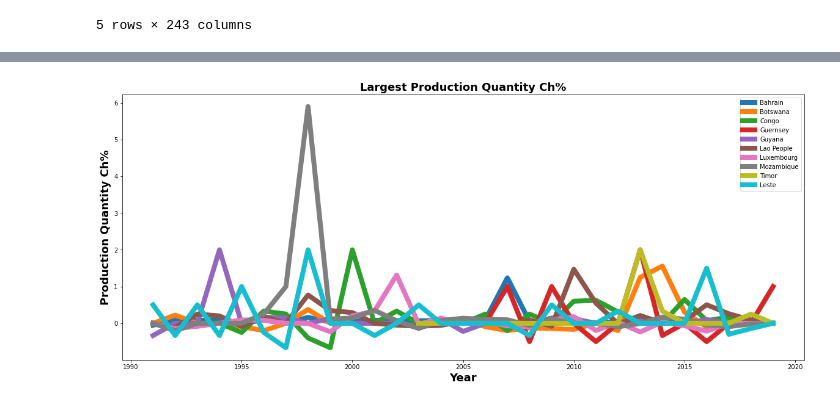
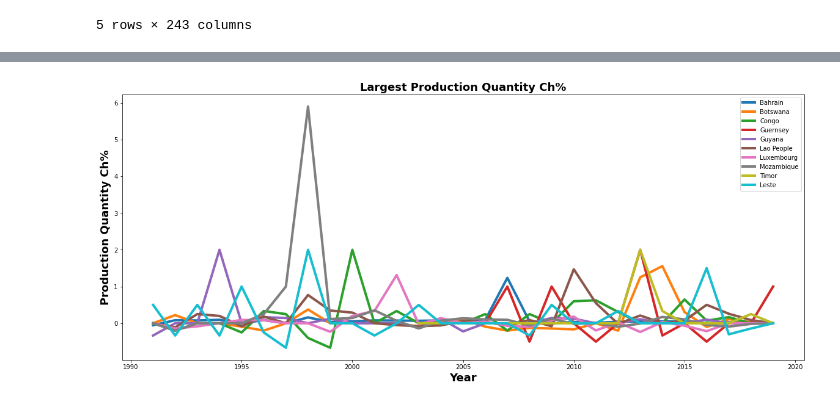
Before and after one commit to nss-data-science-cohort-5/un_exploration-ZhenyaC, a Jupyter notebook: notebooks/ElectricityProductionDemand.ipynb, the cells around one changed output, grey strips where cells are left out. Saved outputs shown, nothing was run; the diff lists cells and outputs as text; code cells hidden in the pictures.

```diff
--- a/notebooks/ElectricityProductionDemand.ipynb
+++ b/notebooks/ElectricityProductionDemand.ipynb
@@ -142,11 +142,11 @@ df_two.iloc[1:, np.argwhere(df_two.columns.isin(top_prod_changers)).flatten()].h
 # %%
 topch_plot=df_two.iloc[1:, np.argwhere(df_two.columns.isin(top_prod_changers)).flatten()]
 fig, ax = plt.subplots(figsize=(20, 8))
-ax.plot(topch_plot, linewidth = '8')
+ax.plot(topch_plot, linewidth = '4')
 plt.xlabel('Year', fontweight ='bold', fontsize=18)
 plt.ylabel('Production Quantity Ch%', fontweight ='bold', fontsize=18)
 plt.legend(['Bahrain', 'Botswana', 'Congo', 'Guernsey', 'Guyana', 'Lao People', 'Luxembourg', 'Mozambique','Timor','Leste','Togo' ], loc='upper right')
 plt.title('Largest Production Quantity Ch%', fontweight ='bold', fontsize=18)
 plt.show()
 # %% [output]
-[figure, old version]
+[figure, new version]
```
Also changed, not shown: parts of 1 cell of this notebook.
